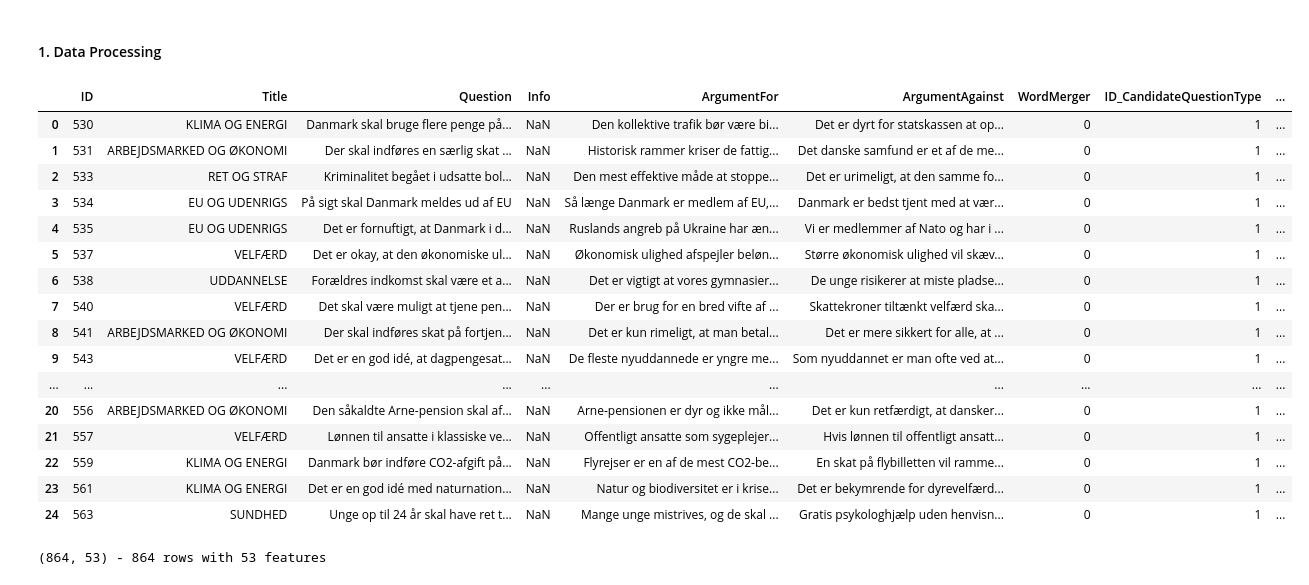
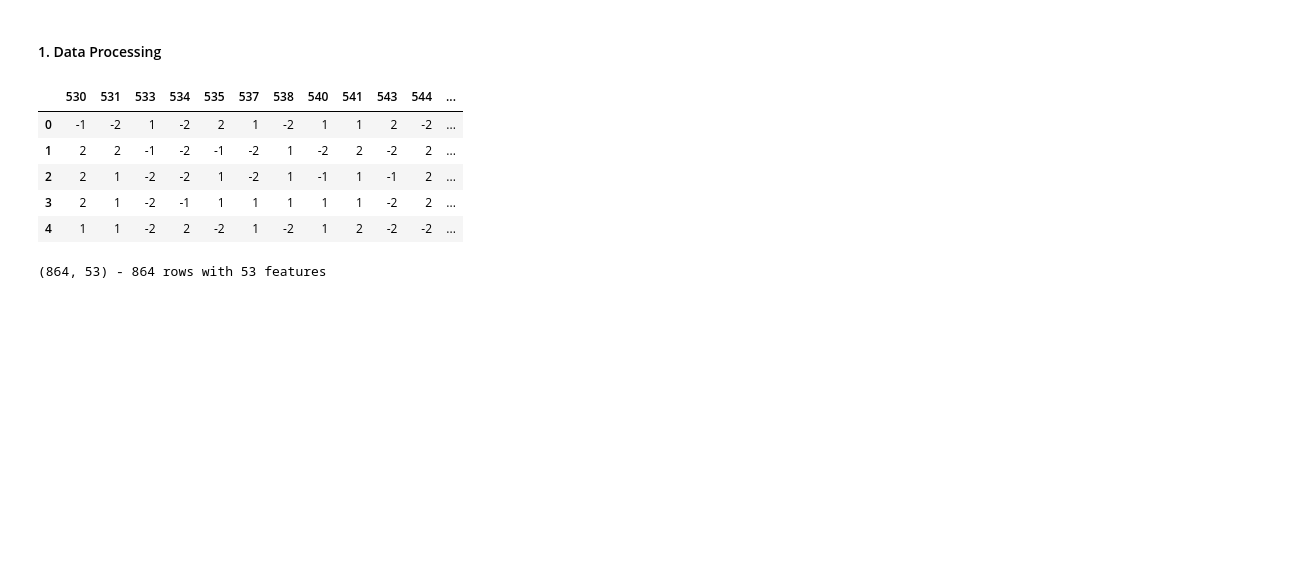
Before and after one commit to maxim-zavidei/viauc-mal1-a23, a Jupyter notebook: assignment4/assignment4-solution.ipynb, the cells around one changed output. Drawn from its saved outputs; the diff is of its cells as text; code cells hidden in the pictures; blank space fills up the shorter version.

```diff
--- a/assignment4/assignment4-solution.ipynb
+++ b/assignment4/assignment4-solution.ipynb
@@ -20,29 +20,18 @@ from adjustText import adjust_text
 # %%
 # Load spreadsheet
 pd.set_option('display.max_columns', None)  # or a specific number like 100
 pd.set_option('display.max_rows', None)     # or a specific number like 100
 pd.set_option('display.width', 2000)        # or desired width
 pd.set_option('display.max_colwidth', None)    # or any desired column width
-df = pd.read_excel('drq.xlsx', engine='openpyxl')
-df
+df = pd.read_excel('alldata.xlsx', engine='openpyxl')
+df.head()
 # %% [output]
-|  | ID | Title | Question | Info | ArgumentFor | ArgumentAgainst | WordMerger | ID_CandidateQuestionType | ... |
-| 0 | 530 | KLIMA OG ENERGI | Danmark skal bruge flere penge på... | NaN | Den kollektive trafik bør være bi... | Det er dyrt for statskassen at op... | 0 | 1 | ... |
-| 1 | 531 | ARBEJDSMARKED OG ØKONOMI | Der skal indføres en særlig skat ... | NaN | Historisk rammer kriser de fattig... | Det danske samfund er et af de me... | 0 | 1 | ... |
-| 2 | 533 | RET OG STRAF | Kriminalitet begået i udsatte bol... | NaN | Den mest effektive måde at stoppe... | Det er urimeligt, at den samme fo... | 0 | 1 | ... |
-| 3 | 534 | EU OG UDENRIGS | På sigt skal Danmark meldes ud af EU | NaN | Så længe Danmark er medlem af EU,... | Danmark er bedst tjent med at vær... | 0 | 1 | ... |
-| 4 | 535 | EU OG UDENRIGS | Det er fornuftigt, at Danmark i d... | NaN | Ruslands angreb på Ukraine har æn... | Vi er medlemmer af Nato og har i ... | 0 | 1 | ... |
-| 5 | 537 | VELFÆRD | Det er okay, at den økonomiske ul... | NaN | Økonomisk ulighed afspejler beløn... | Større økonomisk ulighed vil skæv... | 0 | 1 | ... |
-| 6 | 538 | UDDANNELSE | Forældres indkomst skal være et a... | NaN | Det er vigtigt at vores gymnasier... | De unge risikerer at miste pladse... | 0 | 1 | ... |
-| 7 | 540 | VELFÆRD | Det skal være muligt at tjene pen... | NaN | Der er brug for en bred vifte af ... | Skattekroner tiltænkt velfærd ska... | 0 | 1 | ... |
-| 8 | 541 | ARBEJDSMARKED OG ØKONOMI | Der skal indføres skat på fortjen... | NaN | Det er kun rimeligt, at man betal... | Det er mere sikkert for alle, at ... | 0 | 1 | ... |
-| 9 | 543 | VELFÆRD | Det er en god idé, at dagpengesat... | NaN | De fleste nyuddannede er yngre me... | Som nyuddannet er man ofte ved at... | 0 | 1 | ... |
-| ... | ... | ... | ... | ... | ... | ... | ... | ... | ... |
-| 20 | 556 | ARBEJDSMARKED OG ØKONOMI | Den såkaldte Arne-pension skal af... | NaN | Arne-pensionen er dyr og ikke mål... | Det er kun retfærdigt, at dansker... | 0 | 1 | ... |
-| 21 | 557 | VELFÆRD | Lønnen til ansatte i klassiske ve... | NaN | Offentligt ansatte som sygeplejer... | Hvis lønnen til offentligt ansatt... | 0 | 1 | ... |
-| 22 | 559 | KLIMA OG ENERGI | Danmark bør indføre CO2-afgift på... | NaN | Flyrejser er en af de mest CO2-be... | En skat på flybilletten vil ramme... | 0 | 1 | ... |
-| 23 | 561 | KLIMA OG ENERGI | Det er en god idé med naturnation... | NaN | Natur og biodiversitet er i krise... | Det er bekymrende for dyrevelfærd... | 0 | 1 | ... |
-| 24 | 563 | SUNDHED | Unge op til 24 år skal have ret t... | NaN | Mange unge mistrives, og de skal ... | Gratis psykologhjælp uden henvisn... | 0 | 1 | ... |
+|  | 530 | 531 | 533 | 534 | 535 | 537 | 538 | 540 | 541 | 543 | 544 | ... |
+| 0 | -1 | -2 | 1 | -2 | 2 | 1 | -2 | 1 | 1 | 2 | -2 | ... |
+| 1 | 2 | 2 | -1 | -2 | -1 | -2 | 1 | -2 | 2 | -2 | 2 | ... |
+| 2 | 2 | 1 | -2 | -2 | 1 | -2 | 1 | -1 | 1 | -1 | 2 | ... |
+| 3 | 2 | 1 | -2 | -1 | 1 | 1 | 1 | 1 | 1 | -2 | 2 | ... |
+| 4 | 1 | 1 | -2 | 2 | -2 | 1 | -2 | 1 | 2 | -2 | -2 | ... |
 # %%
 df = df[df['parti'] != 'Løsgænger']
 df.dropna()
```
Also changed, not shown: parts of 10 cells of this notebook.
